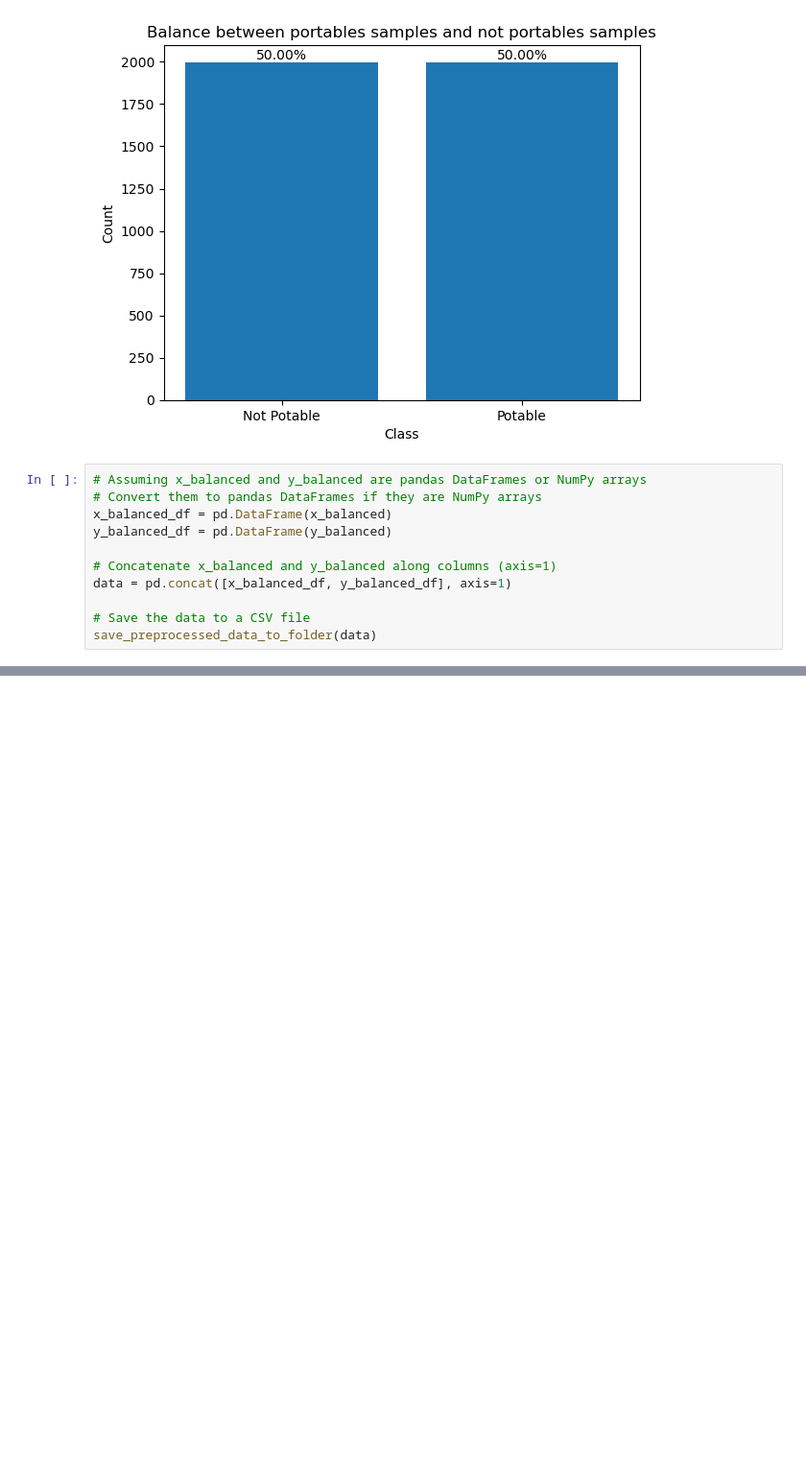
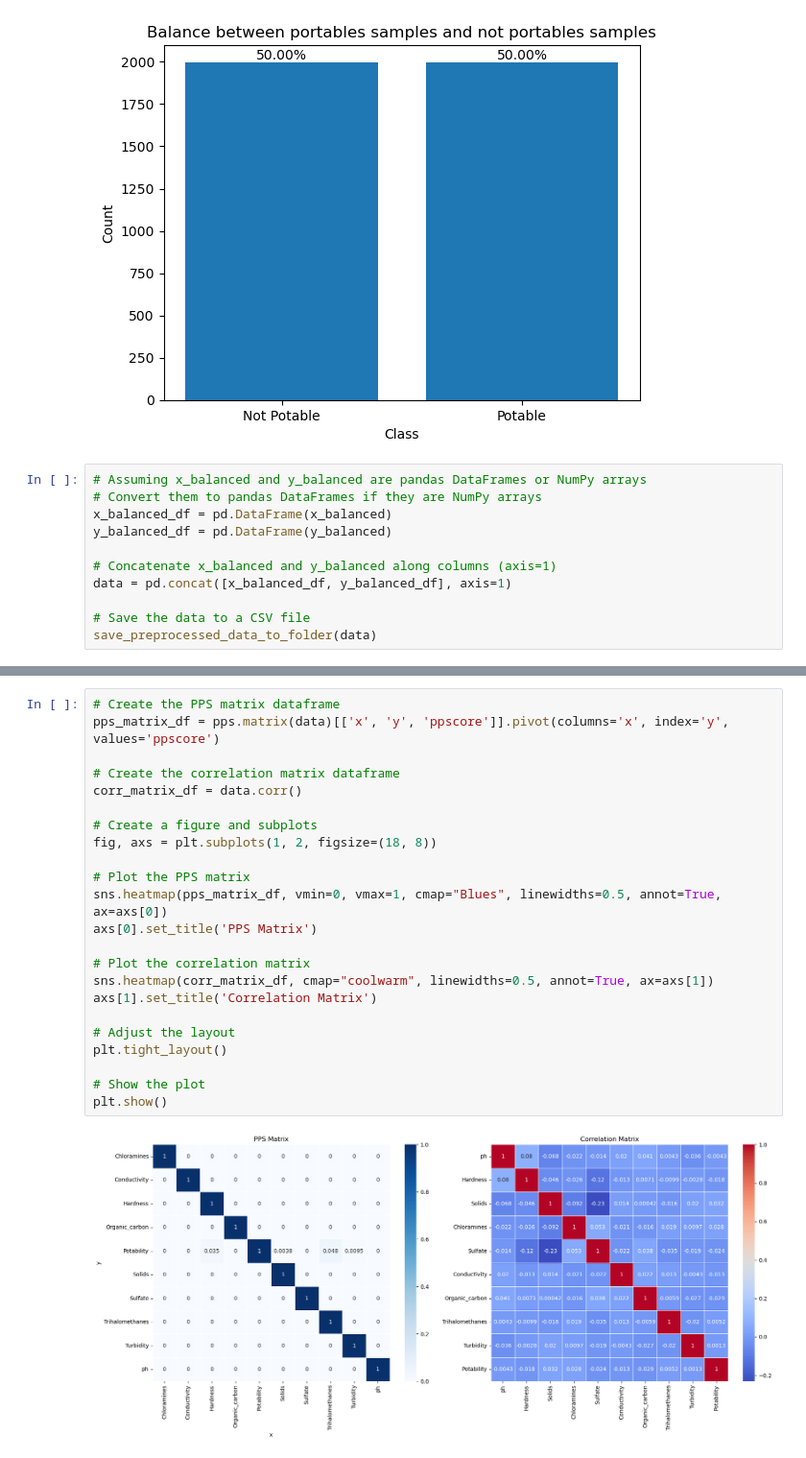
Before and after one commit to Yuval-Yarom/Predicting-Drinking-Water-Potability, a Jupyter notebook: EDA/EDA _Basic.ipynb, the cells around one changed output, grey strips where cells are left out. Shown at 96% size. Cells and saved outputs as stored; diff of their text form; blank space fills up the shorter version.

Commit message:
ppscore

```diff
--- a/EDA/EDA _Basic.ipynb
+++ b/EDA/EDA _Basic.ipynb
@@ -182,0 +209,25 @@ save_preprocessed_data_to_folder(data)
+# %%
+# Create the PPS matrix dataframe
+pps_matrix_df = pps.matrix(data)[['x', 'y', 'ppscore']].pivot(columns='x', index='y', values='ppscore')
+
+# Create the correlation matrix dataframe
+corr_matrix_df = data.corr()
+
+# Create a figure and subplots
+fig, axs = plt.subplots(1, 2, figsize=(18, 8))
+
+# Plot the PPS matrix
+sns.heatmap(pps_matrix_df, vmin=0, vmax=1, cmap="Blues", linewidths=0.5, annot=True, ax=axs[0])
+axs[0].set_title('PPS Matrix')
+
+# Plot the correlation matrix
+sns.heatmap(corr_matrix_df, cmap="coolwarm", linewidths=0.5, annot=True, ax=axs[1])
+axs[1].set_title('Correlation Matrix')
+
+# Adjust the layout
+plt.tight_layout()
+
+# Show the plot
+plt.show()
+# %% [output]
+[figure, added]
```
Also changed, not shown: parts of 5 cells of this notebook, 1 other file.
